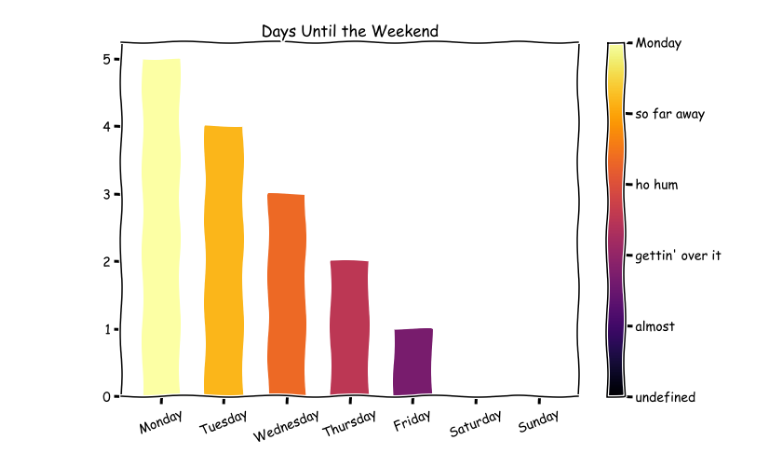
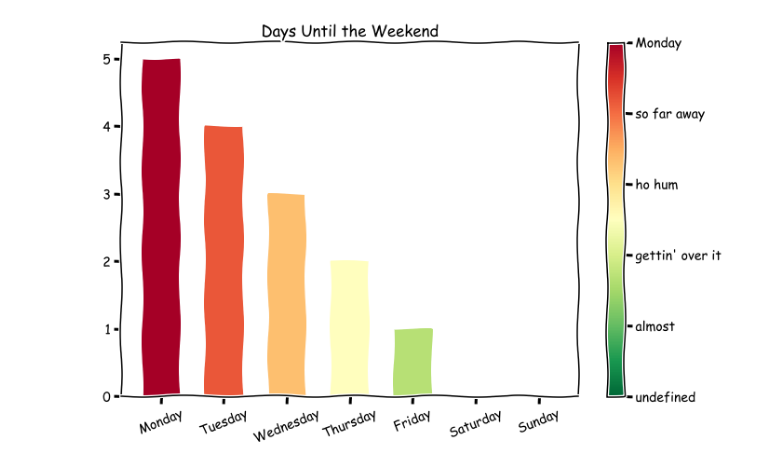
Before and after one commit to Benitoite/coursework-dataviz, a Jupyter notebook: xkcd-bar.ipynb, the cells around one changed output. Cells and saved outputs as stored; diff of their text form; code cells hidden in the pictures.

```diff
--- a/xkcd-bar.ipynb
+++ b/xkcd-bar.ipynb
@@ -17,32 +17,33 @@ def weekdays(weekday):
 days = weekdays(cal.day_name[0])
 
 # Make a dataframe with days before weekend values
 for i in days:
     until.at[days[days.index(i)],0]=(5-(days.index(i)))
 
 # Initialize a plot in the XKCD style
 with plt.xkcd():
     title   ='Days Until Weekend'
+
     fig, ax = plt.subplots(figsize=[11,7])
     ind     = days
     x       = until.index
     h       = until.values
-    my_cmap = plt.get_cmap("inferno")
+    my_cmap = plt.get_cmap("RdYlGn_r")
     color   = np.linspace(256,0,num=len(cal.day_name)).astype(int)
 
     # Set the minimum value to zero
     until[until < 0] = 0
 
     # Make a bar chart
     ax.bar(ind,until[0],width=.6,color=my_cmap(color))
     plt.xticks(rotation = 22)
     plt.title('Days Until the Weekend')
 
     # Add a colorbar
     colorbar = fig.colorbar(cm.ScalarMappable(cmap=my_cmap), ax=ax)
     colorbar.ax.set_yticklabels(['undefined', 'almost', 'gettin\' over it', 'ho hum', 'so far away', cal.day_name[0]])
 
 plt.show()
 plt.close()
 # %% [output]
-[figure, old version]
+[figure, new version]
```
